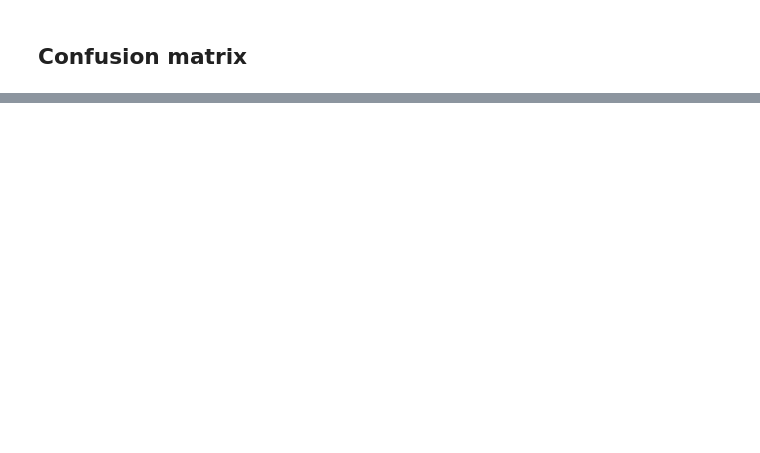
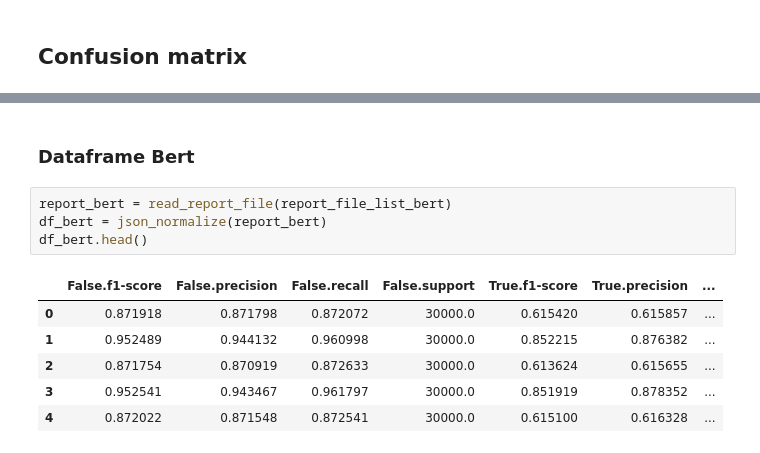
Before and after one commit to gianlucagiudice/irony-detection, a Jupyter notebook: notebooks/report_analysis.ipynb, the cells around one changed output, grey strips where cells are left out. Saved outputs shown, nothing was run; the diff lists cells and outputs as text; blank space fills up the shorter version.

```diff
--- a/notebooks/report_analysis.ipynb
+++ b/notebooks/report_analysis.ipynb
@@ -240,2 +295,15 @@ for i, feature in enumerate(features_list):
+# %% [markdown]
+### Dataframe Bert
+# %%
+report_bert = read_report_file(report_file_list_bert)
+df_bert = json_normalize(report_bert)
+df_bert.head()
+# %% [output]
+|  | False.f1-score | False.precision | False.recall | False.support | True.f1-score | True.precision | ... |
+| 0 | 0.871918 | 0.871798 | 0.872072 | 30000.0 | 0.615420 | 0.615857 | ... |
+| 1 | 0.952489 | 0.944132 | 0.960998 | 30000.0 | 0.852215 | 0.876382 | ... |
+| 2 | 0.871754 | 0.870919 | 0.872633 | 30000.0 | 0.613624 | 0.615655 | ... |
+| 3 | 0.952541 | 0.943467 | 0.961797 | 30000.0 | 0.851919 | 0.878352 | ... |
+| 4 | 0.872022 | 0.871548 | 0.872541 | 30000.0 | 0.615100 | 0.616328 | ... |
 # %% [markdown]
 ## BOW vs BERT
```
Also changed, not shown: parts of 22 cells of this notebook, 2 other files.
